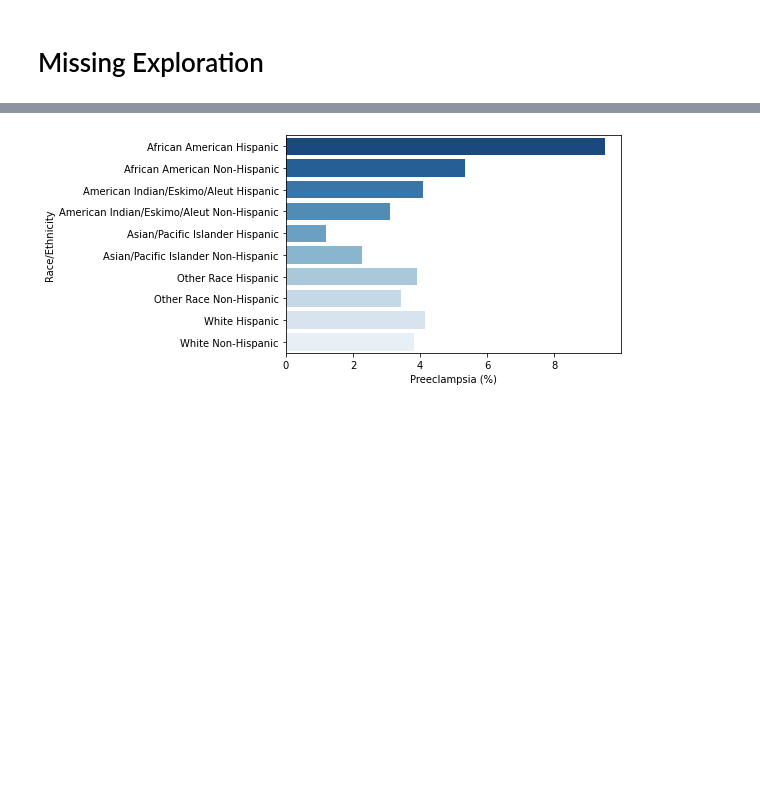
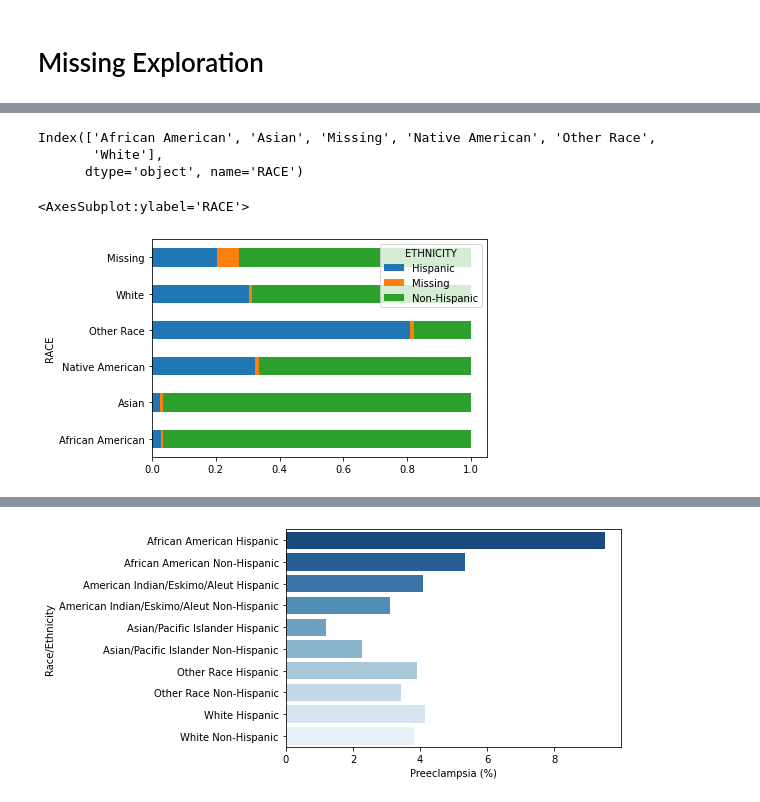
Before and after one commit to rachellb/Bennett_OUDSA5900, a Jupyter notebook: Descriptions/Texas_Descriptions.ipynb, the cells around one changed output, grey strips where cells are left out. Saved outputs shown, nothing was run; the diff lists cells and outputs as text; code cells hidden in the pictures; blank space fills up the shorter version.

Commit message:
Testing Batch norm, looking at missing data in more detail

```diff
--- a/Descriptions/Texas_Descriptions.ipynb
+++ b/Descriptions/Texas_Descriptions.ipynb
@@ -11,4 +11,4 @@ pd.set_option('display.max_rows', 999)
 import seaborn as sns
 import matplotlib.pyplot as plt
 # %%
-system = 'windows'
+system = 'linux'
@@ -663,0 +682,26 @@ dtype: int64
+# %%
+year2013.RACE.replace('1','Native American',inplace=True)
+year2013.RACE.replace('2','Asian',inplace=True)
+year2013.RACE.replace('3','African American',inplace=True)
+year2013.RACE.replace('4','White',inplace=True)
+year2013.RACE.replace('5','Other Race',inplace=True)
+year2013.RACE.replace(np.NaN,'Missing',inplace=True)
+
+
+year2013.ETHNICITY.replace('1','Hispanic',inplace=True)
+year2013.ETHNICITY.replace('2','Non-Hispanic',inplace=True)
+year2013.ETHNICITY.replace(np.NaN,'Missing',inplace=True)
+# %%
+x = year2013.groupby(['RACE'])['ETHNICITY'].value_counts(dropna=False, normalize=True).unstack()
+# %%
+x.index.get_level_values(0).unique()
+# %% [output]
+Index(['African American', 'Asian', 'Missing', 'Native American', 'Other Race',
+       'White'],
+      dtype='object', name='RACE')
+# %%
+x.reindex(['African American', 'Asian',  'Native American', 'Other Race',
+       'White','Missing']).plot.barh(stacked=True)
+# %% [output]
+<AxesSubplot:ylabel='RACE'>
+[figure, added]
```
Also changed, not shown: parts of 9 cells of this notebook, 6 other files.
